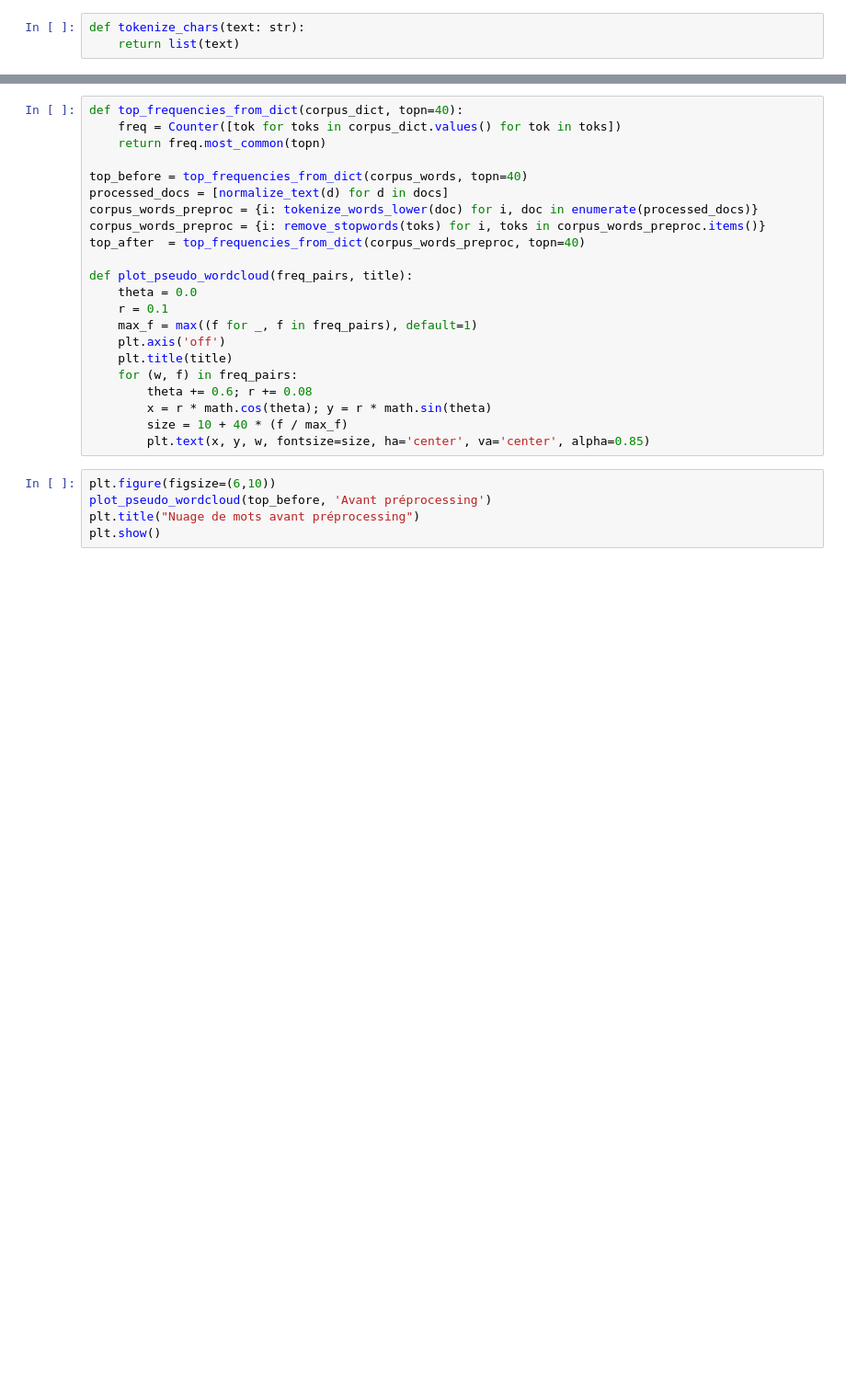
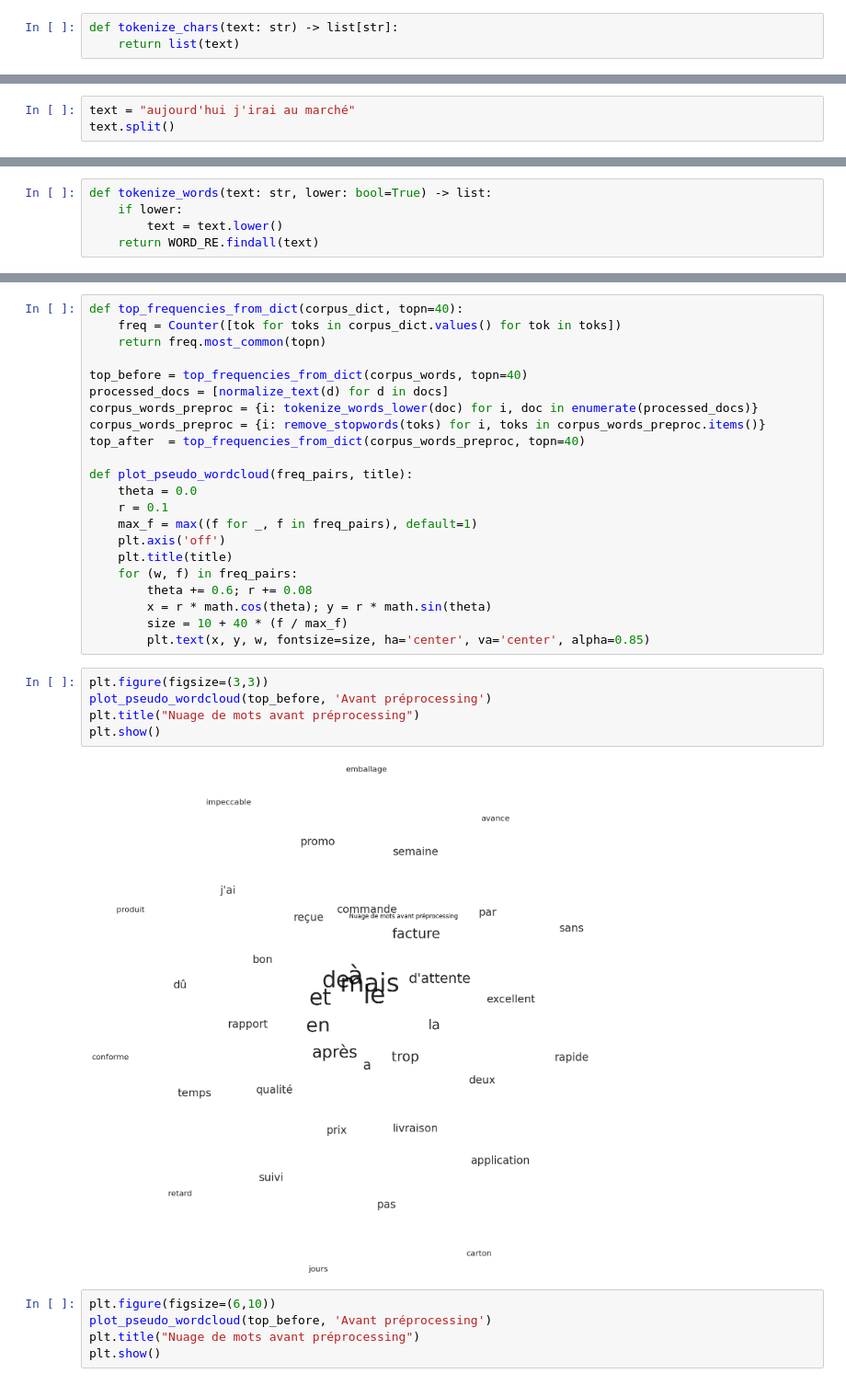
Before and after one commit to MBIANDI/yt_video_comments_analysis, a Jupyter notebook: 12.tokenization_preprocessing.ipynb, the cells around one changed output, grey strips where cells are left out. Shown at 92% size. Saved outputs shown, nothing was run; the diff lists cells and outputs as text; blank space fills up the shorter version.

```diff
--- a/12.tokenization_preprocessing.ipynb
+++ b/12.tokenization_preprocessing.ipynb
@@ -28,7 +48,7 @@ len(docs), docs[:3]
 # %% [markdown]
 ## 1) Tokenization par **caractères** et corpus dictionnaire
 # %%
-def tokenize_chars(text: str):
+def tokenize_chars(text: str) -> list[str]:
     return list(text)
 # %%
 # On tokenise les caractères
@@ -79,0 +149,3 @@ La regex `r"\w+(?:'\w+)?"` avec le flag `re.UNICODE` est spécialement conçue p
+# %%
+text = "aujourd'hui j'irai au marché"
+text.split()
@@ -80 +154,6 @@ La regex `r"\w+(?:'\w+)?"` avec le flag `re.UNICODE` est spécialement conçue p
+# %%
+def tokenize_words(text: str, lower: bool=True) -> list:
+    if lower:
+        text = text.lower()
+    return WORD_RE.findall(text)
 # %%
@@ -265,6 +352,13 @@ def plot_pseudo_wordcloud(freq_pairs, title):
         x = r * math.cos(theta); y = r * math.sin(theta)
         size = 10 + 40 * (f / max_f)
         plt.text(x, y, w, fontsize=size, ha='center', va='center', alpha=0.85)
+# %%
+plt.figure(figsize=(3,3))
+plot_pseudo_wordcloud(top_before, 'Avant préprocessing')
+plt.title("Nuage de mots avant préprocessing")
+plt.show()
+# %% [output]
+[figure, added]
 # %%
 plt.figure(figsize=(6,10))
 plot_pseudo_wordcloud(top_before, 'Avant préprocessing')
```
Also changed, not shown: parts of 14 cells of this notebook, 1 other file.
